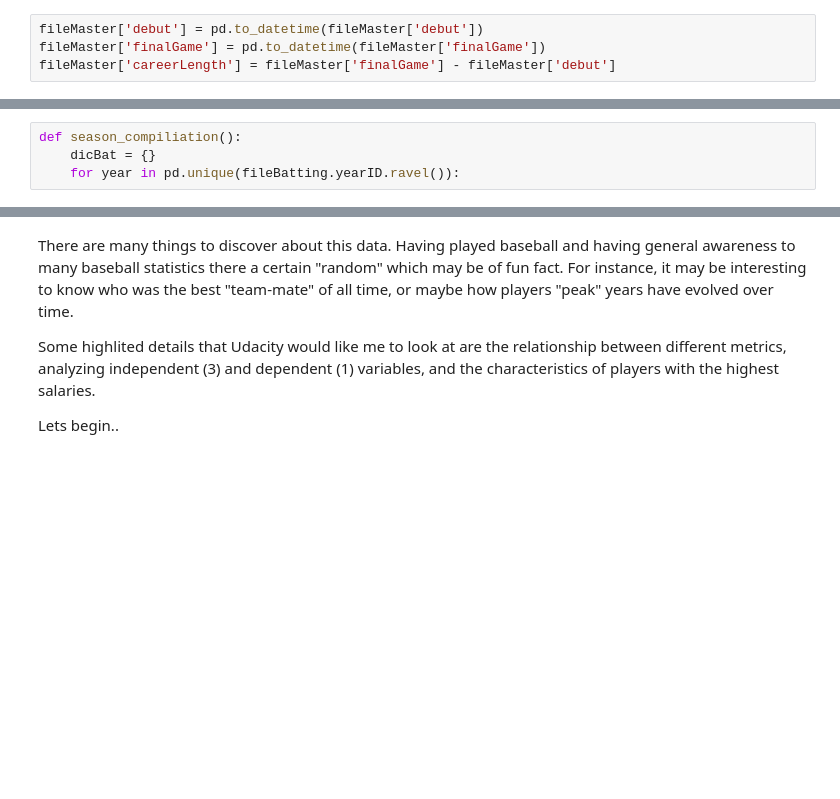
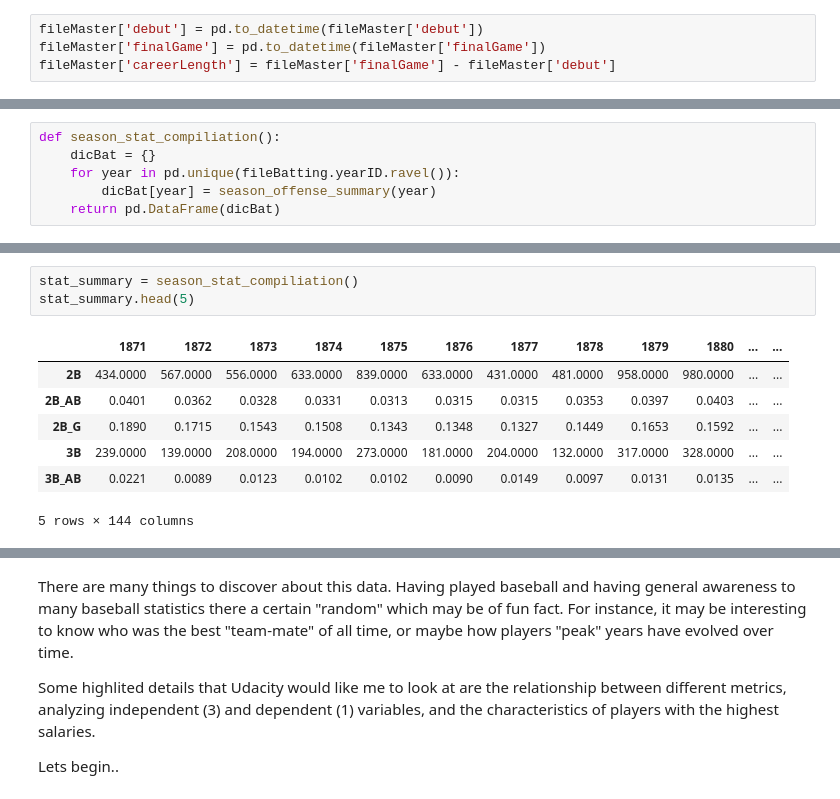
Before and after one commit to garrettbusch15/P2-Baseball-Analysis-Project, a Jupyter notebook: P2 Project Baseball.ipynb, the cells around one changed output, grey strips where cells are left out. Cells and saved outputs as stored; diff of their text form; blank space fills up the shorter version.

```diff
--- a/P2 Project Baseball.ipynb
+++ b/P2 Project Baseball.ipynb
@@ -64,4 +96,6 @@ fileBatting['statOPS+'] = fileBatting['statOBP'] + fileBatting['statSLUG']
 # %%
-def season_compiliation():
+def season_stat_compiliation():
     dicBat = {}
     for year in pd.unique(fileBatting.yearID.ravel()):
+        dicBat[year] = season_offense_summary(year)
+    return pd.DataFrame(dicBat)
@@ -68,3 +118,14 @@ def season_compiliation():
+# %%
+stat_summary = season_stat_compiliation()
+stat_summary.head(5)
+# %% [output]
+|  | 1871 | 1872 | 1873 | 1874 | 1875 | 1876 | 1877 | 1878 | 1879 | 1880 | ... | ... |
+| 2B | 434.0000 | 567.0000 | 556.0000 | 633.0000 | 839.0000 | 633.0000 | 431.0000 | 481.0000 | 958.0000 | 980.0000 | ... | ... |
+| 2B_AB | 0.0401 | 0.0362 | 0.0328 | 0.0331 | 0.0313 | 0.0315 | 0.0315 | 0.0353 | 0.0397 | 0.0403 | ... | ... |
+| 2B_G | 0.1890 | 0.1715 | 0.1543 | 0.1508 | 0.1343 | 0.1348 | 0.1327 | 0.1449 | 0.1653 | 0.1592 | ... | ... |
+| 3B | 239.0000 | 139.0000 | 208.0000 | 194.0000 | 273.0000 | 181.0000 | 204.0000 | 132.0000 | 317.0000 | 328.0000 | ... | ... |
+| 3B_AB | 0.0221 | 0.0089 | 0.0123 | 0.0102 | 0.0102 | 0.0090 | 0.0149 | 0.0097 | 0.0131 | 0.0135 | ... | ... |
+5 rows × 144 columns
 # %%
 fileBatting.head(5)
 # %% [output]
```
Also changed, not shown: parts of 14 cells of this notebook.
